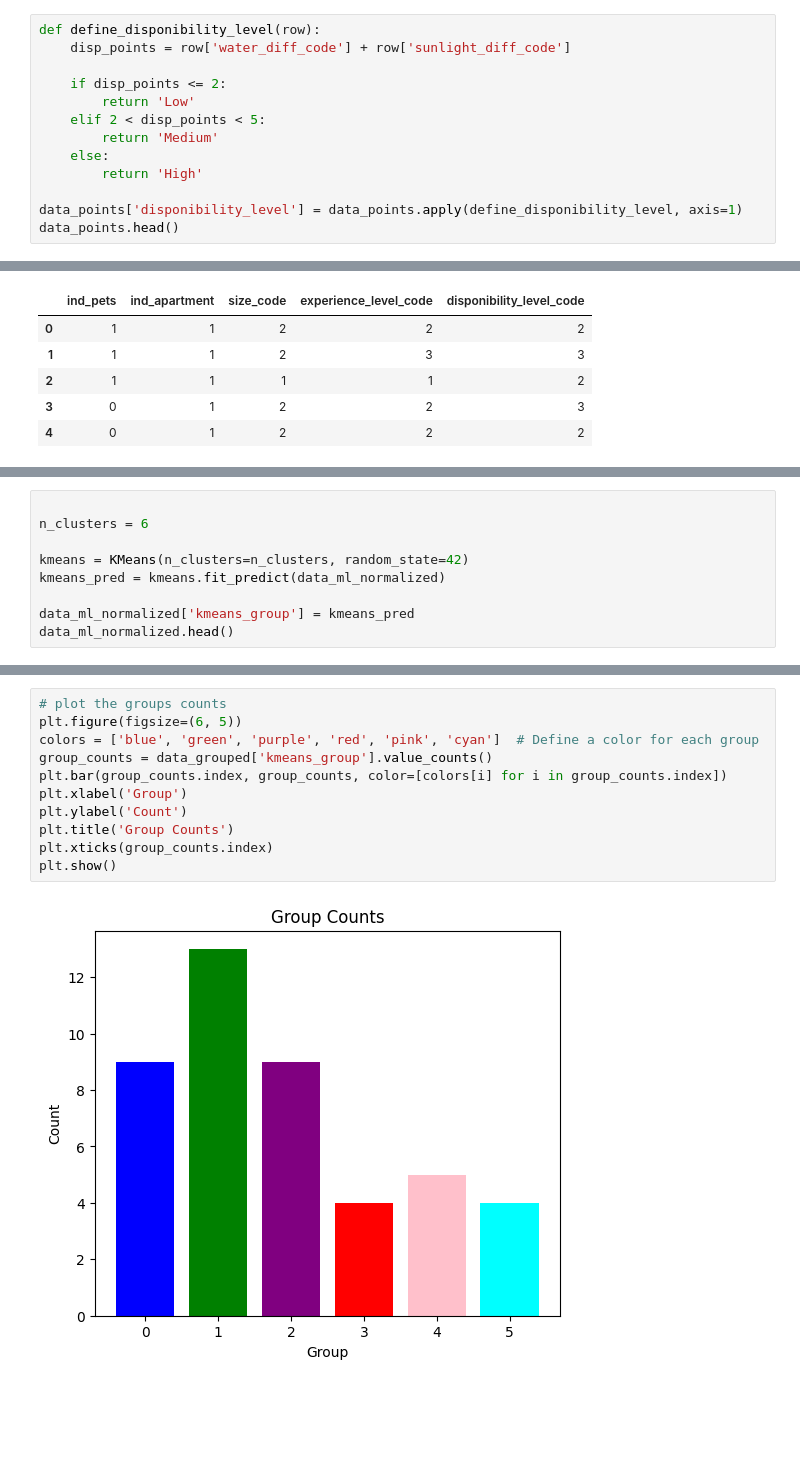
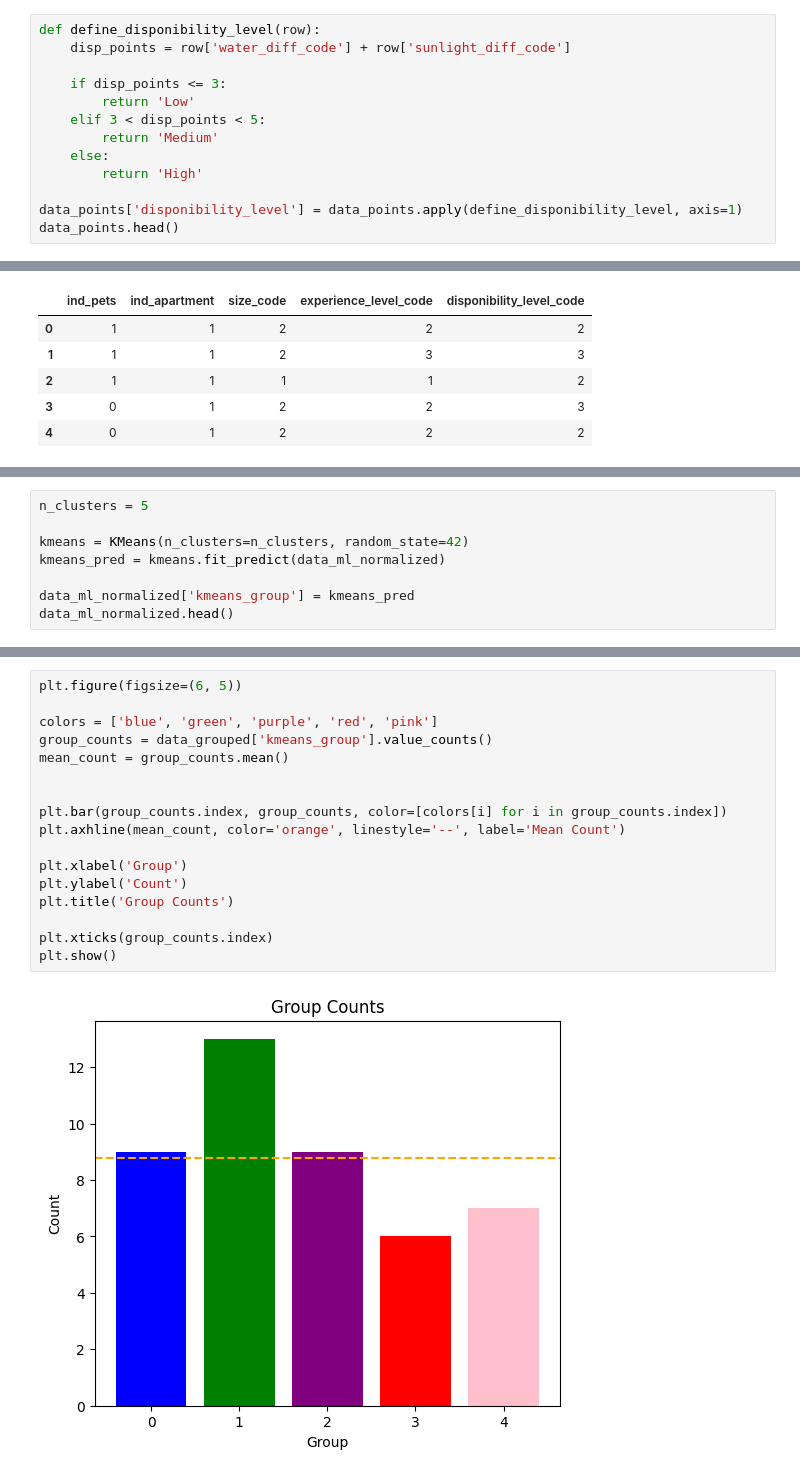
Before and after one commit to Chroma-CESAR/Rooted, a Jupyter notebook: notebooks/model.ipynb, the cells around one changed output, grey strips where cells are left out. Drawn from its saved outputs; the diff is of its cells as text; blank space fills up the shorter version.

```diff
--- a/notebooks/model.ipynb
+++ b/notebooks/model.ipynb
@@ -154,9 +164,9 @@ data_points.head()
 def define_disponibility_level(row):
     disp_points = row['water_diff_code'] + row['sunlight_diff_code']
 
-    if disp_points <= 2:
+    if disp_points <= 3:
         return 'Low'
-    elif 2 < disp_points < 5:
+    elif 3 < disp_points < 5:
         return 'Medium'
     else:
         return 'High'
@@ -250,6 +275,5 @@ Text(0.5, 1.0, 'Elbow Method')
 # %%
-
-n_clusters = 6
+n_clusters = 5
 
 kmeans = KMeans(n_clusters=n_clusters, random_state=42)
 kmeans_pred = kmeans.fit_predict(data_ml_normalized)
@@ -300,13 +324,19 @@ data_grouped.head()
 # %%
-# plot the groups counts
 plt.figure(figsize=(6, 5))
-colors = ['blue', 'green', 'purple', 'red', 'pink', 'cyan']  # Define a color for each group
+
+colors = ['blue', 'green', 'purple', 'red', 'pink']
 group_counts = data_grouped['kmeans_group'].value_counts()
+mean_count = group_counts.mean()
+
+
 plt.bar(group_counts.index, group_counts, color=[colors[i] for i in group_counts.index])
+plt.axhline(mean_count, color='orange', linestyle='--', label='Mean Count')
+
 plt.xlabel('Group')
 plt.ylabel('Count')
 plt.title('Group Counts')
+
 plt.xticks(group_counts.index)
 plt.show()
 # %% [output]
-[figure, old version]
+[figure, new version]
```
Also changed, not shown: parts of 49 cells of this notebook, 4 other files.
